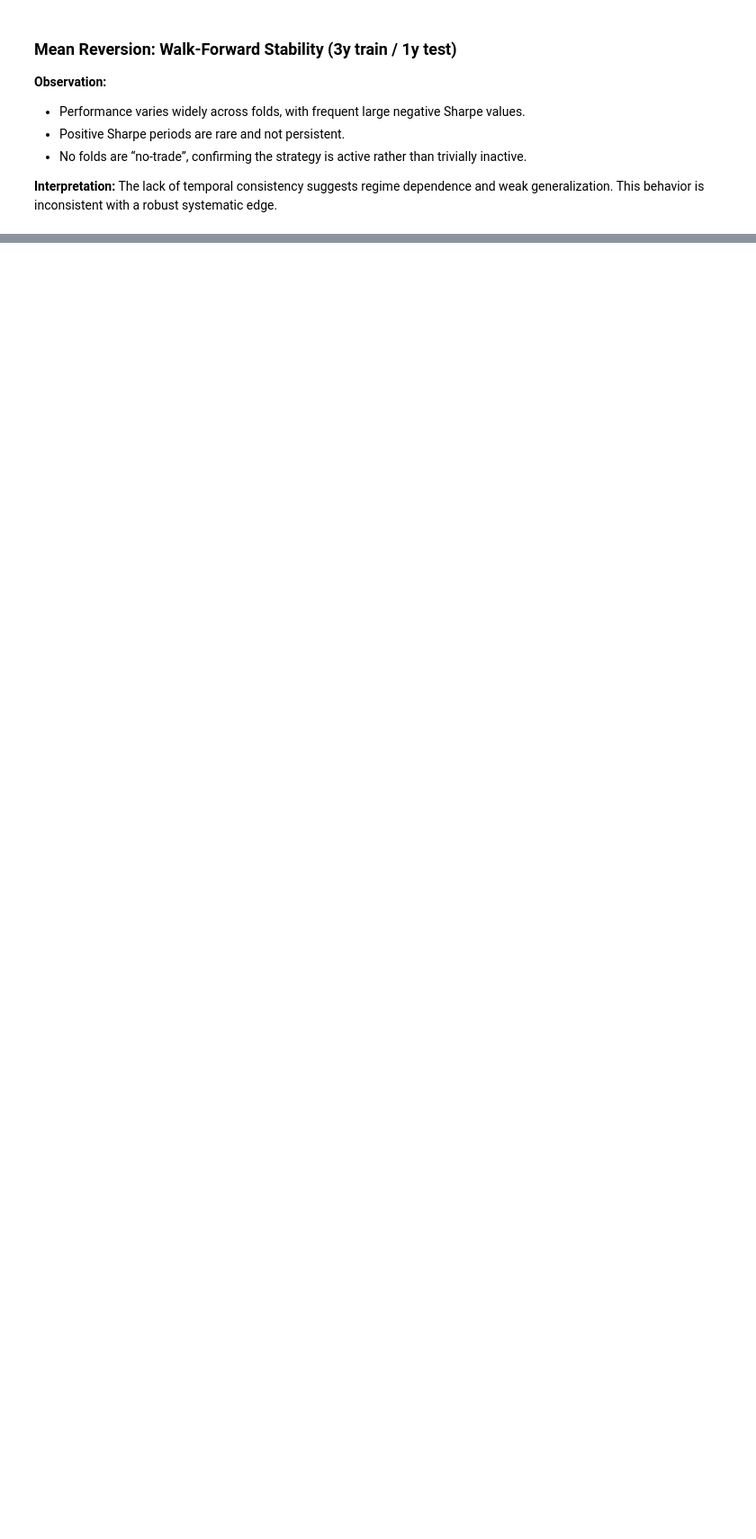
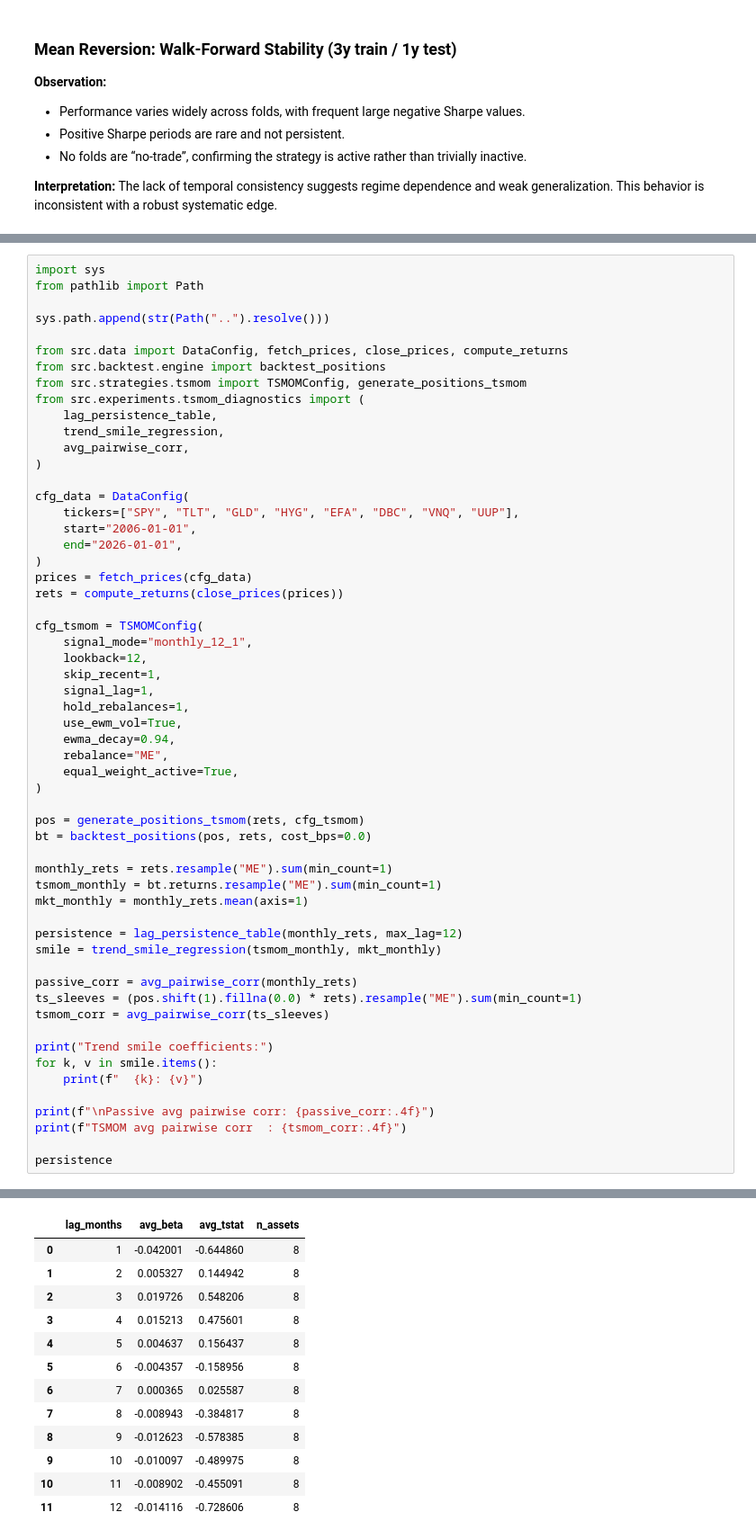
Before and after one commit to datnguyen238/systematic-strategy-models, a Jupyter notebook: notebooks/01_report.ipynb, the cells around one changed output, grey strips where cells are left out. Shown at 90% size. Cells and saved outputs as stored; diff of their text form; blank space fills up the shorter version.

```diff
--- a/notebooks/01_report.ipynb
+++ b/notebooks/01_report.ipynb
@@ -86,0 +115,58 @@ highlighting the importance of execution quality and turnover control.
+# %%
+import sys
+from pathlib import Path
+
+sys.path.append(str(Path("..").resolve()))
+
+from src.data import DataConfig, fetch_prices, close_prices, compute_returns
+from src.backtest.engine import backtest_positions
+from src.strategies.tsmom import TSMOMConfig, generate_positions_tsmom
+from src.experiments.tsmom_diagnostics import (
+    lag_persistence_table,
+    trend_smile_regression,
+    avg_pairwise_corr,
+)
+
+cfg_data = DataConfig(
+    tickers=["SPY", "TLT", "GLD", "HYG", "EFA", "DBC", "VNQ", "UUP"],
+    start="2006-01-01",
+    end="2026-01-01",
+)
+prices = fetch_prices(cfg_data)
+rets = compute_returns(close_prices(prices))
+
+cfg_tsmom = TSMOMConfig(
+    signal_mode="monthly_12_1",
+    lookback=12,
+    skip_recent=1,
+    signal_lag=1,
+    hold_rebalances=1,
+    use_ewm_vol=True,
+    ewma_decay=0.94,
+    rebalance="ME",
+    equal_weight_active=True,
+)
+
+pos = generate_positions_tsmom(rets, cfg_tsmom)
+bt = backtest_positions(pos, rets, cost_bps=0.0)
+
+monthly_rets = rets.resample("ME").sum(min_count=1)
+tsmom_monthly = bt.returns.resample("ME").sum(min_count=1)
+mkt_monthly = monthly_rets.mean(axis=1)
+
+persistence = lag_persistence_table(monthly_rets, max_lag=12)
+smile = trend_smile_regression(tsmom_monthly, mkt_monthly)
+
+passive_corr = avg_pairwise_corr(monthly_rets)
+ts_sleeves = (pos.shift(1).fillna(0.0) * rets).resample("ME").sum(min_count=1)
+tsmom_corr = avg_pairwise_corr(ts_sleeves)
+
+print("Trend smile coefficients:")
+for k, v in smile.items():
+    print(f"  {k}: {v}")
+
+print(f"\nPassive avg pairwise corr: {passive_corr:.4f}")
+print(f"TSMOM avg pairwise corr  : {tsmom_corr:.4f}")
+
+persistence
+# %% [output]
@@ -86,0 +181,13 @@ highlighting the importance of execution quality and turnover control.
+|  | lag_months | avg_beta | avg_tstat | n_assets |
+| 0 | 1 | -0.042001 | -0.644860 | 8 |
+| 1 | 2 | 0.005327 | 0.144942 | 8 |
+| 2 | 3 | 0.019726 | 0.548206 | 8 |
+| 3 | 4 | 0.015213 | 0.475601 | 8 |
+| 4 | 5 | 0.004637 | 0.156437 | 8 |
+| 5 | 6 | -0.004357 | -0.158956 | 8 |
+| 6 | 7 | 0.000365 | 0.025587 | 8 |
+| 7 | 8 | -0.008943 | -0.384817 | 8 |
+| 8 | 9 | -0.012623 | -0.578385 | 8 |
+| 9 | 10 | -0.010097 | -0.489975 | 8 |
+| 10 | 11 | -0.008902 | -0.455091 | 8 |
+| 11 | 12 | -0.014116 | -0.728606 | 8 |
```
Also changed, not shown: parts of 6 cells of this notebook, 6 other files.
